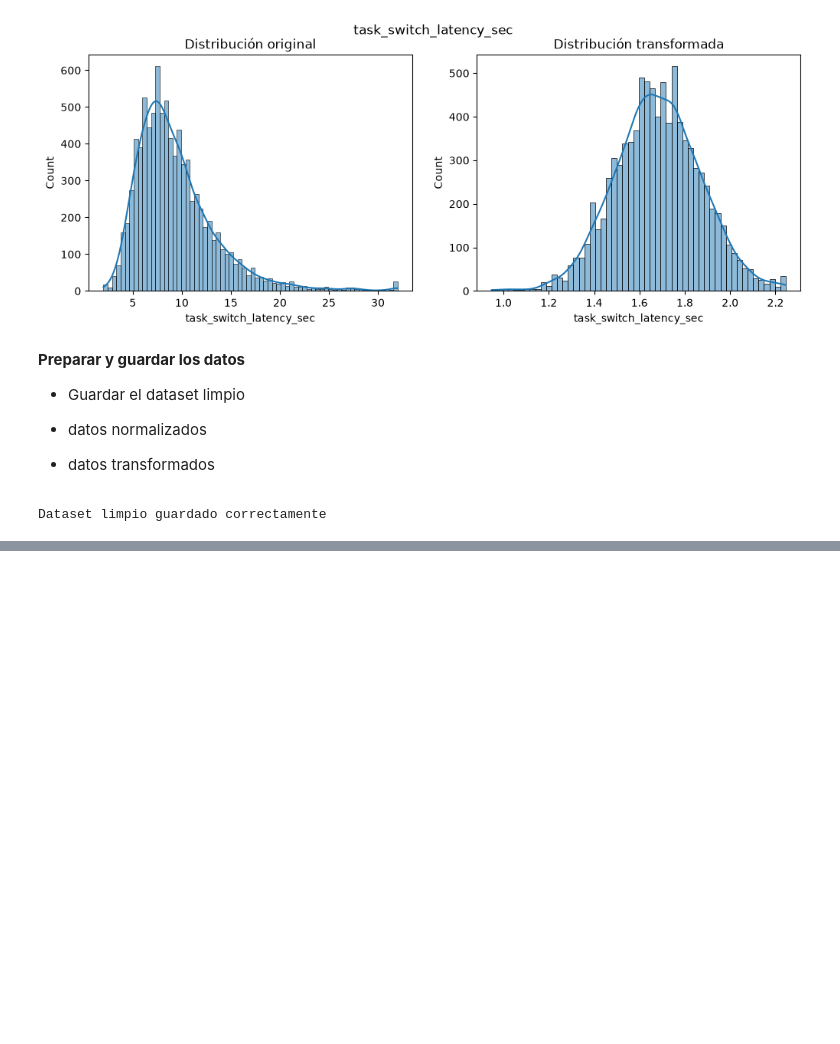
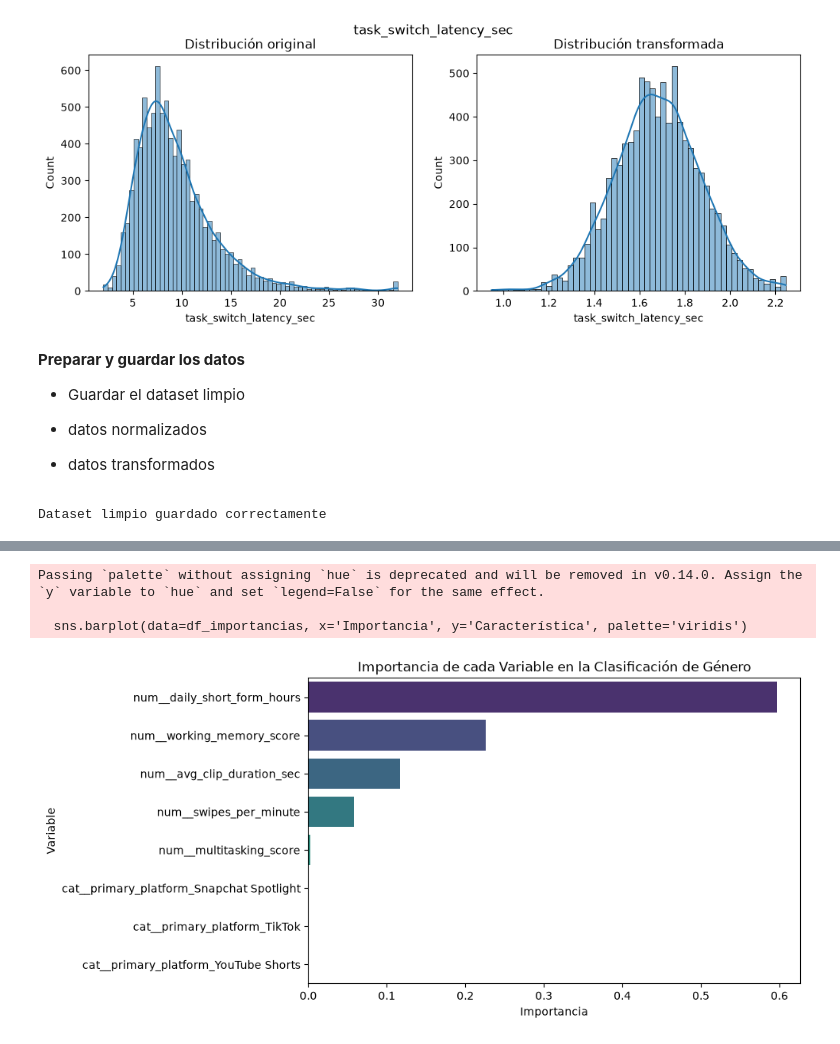
Before and after one commit to SRXKaiser/ADD_PROYECTO_FINAL, a Jupyter notebook: Final.ipynb, the cells around one changed output, grey strips where cells are left out. Drawn from its saved outputs; the diff is of its cells as text; code cells hidden in the pictures; blank space fills up the shorter version.

```diff
--- a/Final.ipynb
+++ b/Final.ipynb
@@ -750,0 +925,21 @@ df_yeo.to_csv(
+# %%
+# extraer cuales son las columnas con mas importancia de las variables del árbol entrenado
+importancias = arbol.feature_importances_
+
+# subdata frame con estos datos
+df_importancias = pd.DataFrame({
+    'Característica': columnas_procesadas,
+    'Importancia': importancias
+}).sort_values(by='Importancia', ascending=False)
+
+# graficar
+plt.figure(figsize=(8, 5))
+sns.barplot(data=df_importancias, x='Importancia', y='Característica', palette='viridis')
+plt.title('Importancia de cada Variable en la Clasificación de Género')
+plt.ylabel('Variable')
+plt.show()
+# %% [output]
+Passing `palette` without assigning `hue` is deprecated and will be removed in v0.14.0. Assign the `y` variable to `hue` and set `legend=False` for the same effect.
+
+  sns.barplot(data=df_importancias, x='Importancia', y='Característica', palette='viridis')
+[figure, added]
```
Also changed, not shown: parts of 20 cells of this notebook, 1 other file.
